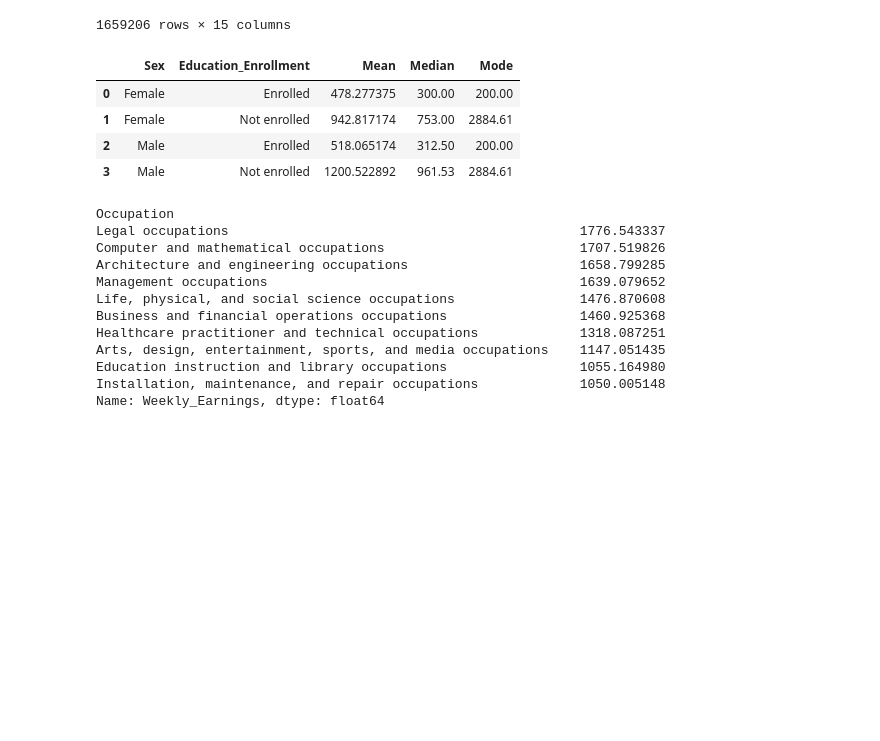
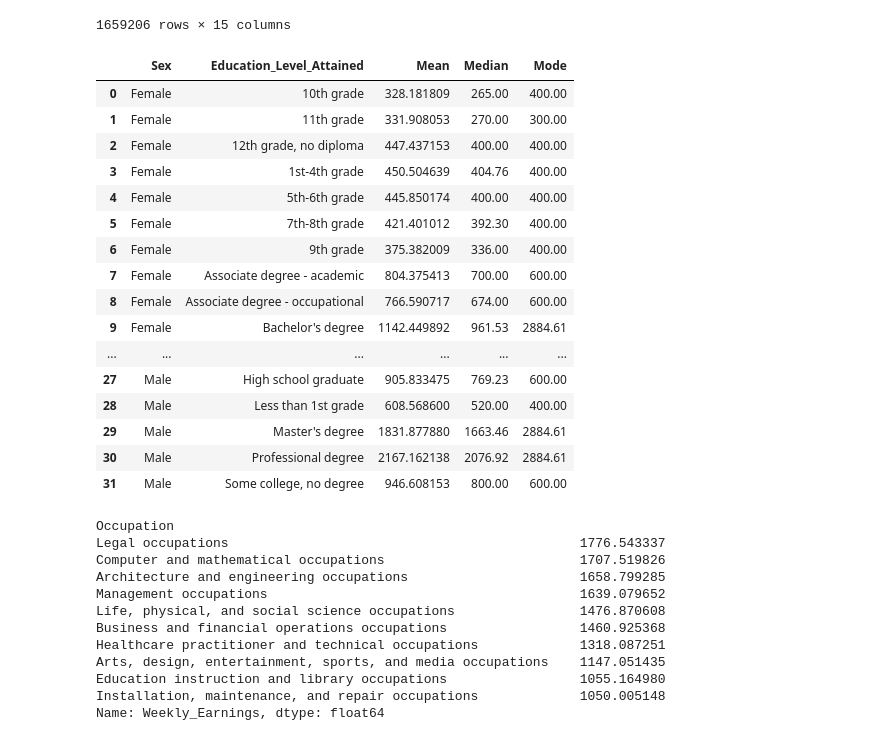
Before and after one commit to JenniBean-K/Money-Talks-A-Demographic-Story, a Jupyter notebook: Untitled-1.ipynb, the cells around one changed output. Cells and saved outputs as stored; diff of their text form; code cells hidden in the pictures; blank space fills up the shorter version.

```diff
--- a/Untitled-1.ipynb
+++ b/Untitled-1.ipynb
@@ -156,20 +156,32 @@ df
 1659206 rows × 15 columns
 # %%
 # Group by both Sex and Education_Enrollment
-education_enroll_stats = df.groupby(['Sex', 'Education_Enrollment'])['Weekly_Earnings'].agg([
+education_enroll_stats = df.groupby(['Sex', 'Education_Level_Attained'])['Weekly_Earnings'].agg([
     'mean',
     'median',
     lambda x: x.mode().iloc[0] if not x.mode().empty else pd.NA
 ])
 education_enroll_stats.columns = ['Mean', 'Median', 'Mode']
 education_enroll_stats = education_enroll_stats.reset_index()
-education_enroll_stats.head(10)
+education_enroll_stats
 # %% [output]
-|  | Sex | Education_Enrollment | Mean | Median | Mode |
-| 0 | Female | Enrolled | 478.277375 | 300.00 | 200.00 |
-| 1 | Female | Not enrolled | 942.817174 | 753.00 | 2884.61 |
-| 2 | Male | Enrolled | 518.065174 | 312.50 | 200.00 |
-| 3 | Male | Not enrolled | 1200.522892 | 961.53 | 2884.61 |
+|  | Sex | Education_Level_Attained | Mean | Median | Mode |
+| 0 | Female | 10th grade | 328.181809 | 265.00 | 400.00 |
+| 1 | Female | 11th grade | 331.908053 | 270.00 | 300.00 |
+| 2 | Female | 12th grade, no diploma | 447.437153 | 400.00 | 400.00 |
+| 3 | Female | 1st-4th grade | 450.504639 | 404.76 | 400.00 |
+| 4 | Female | 5th-6th grade | 445.850174 | 400.00 | 400.00 |
+| 5 | Female | 7th-8th grade | 421.401012 | 392.30 | 400.00 |
+| 6 | Female | 9th grade | 375.382009 | 336.00 | 400.00 |
+| 7 | Female | Associate degree - academic | 804.375413 | 700.00 | 600.00 |
+| 8 | Female | Associate degree - occupational | 766.590717 | 674.00 | 600.00 |
+| 9 | Female | Bachelor's degree | 1142.449892 | 961.53 | 2884.61 |
+| ... | ... | ... | ... | ... | ... |
+| 27 | Male | High school graduate | 905.833475 | 769.23 | 600.00 |
+| 28 | Male | Less than 1st grade | 608.568600 | 520.00 | 400.00 |
+| 29 | Male | Master's degree | 1831.877880 | 1663.46 | 2884.61 |
+| 30 | Male | Professional degree | 2167.162138 | 2076.92 | 2884.61 |
+| 31 | Male | Some college, no degree | 946.608153 | 800.00 | 600.00 |
 # %%
 # Average weekly earnings by occupation (top 10 highest paid)
 df.groupby('Occupation')['Weekly_Earnings'].mean().sort_values(ascending=False).head(10)
```
Also changed, not shown: 4 other files.
